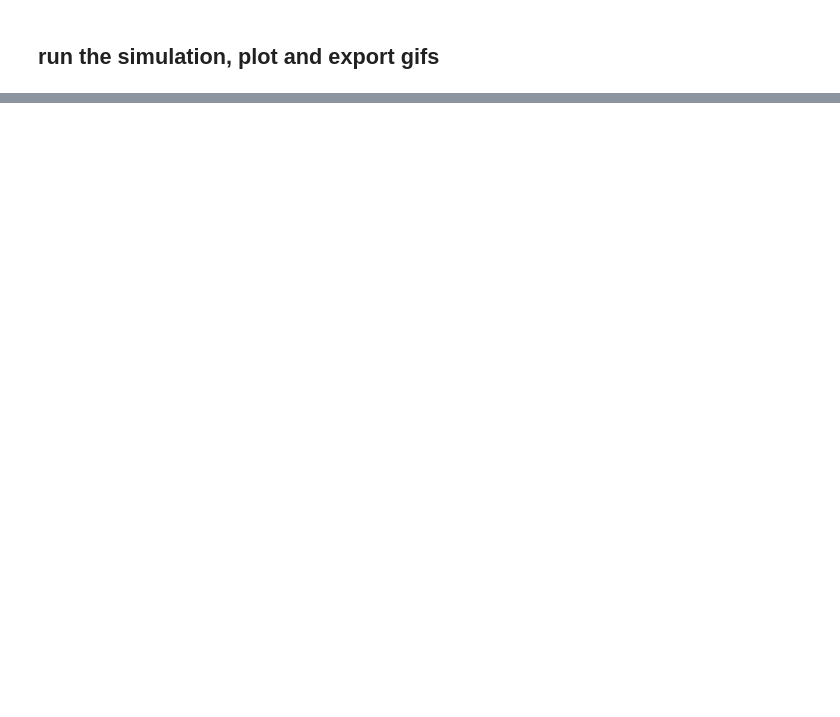
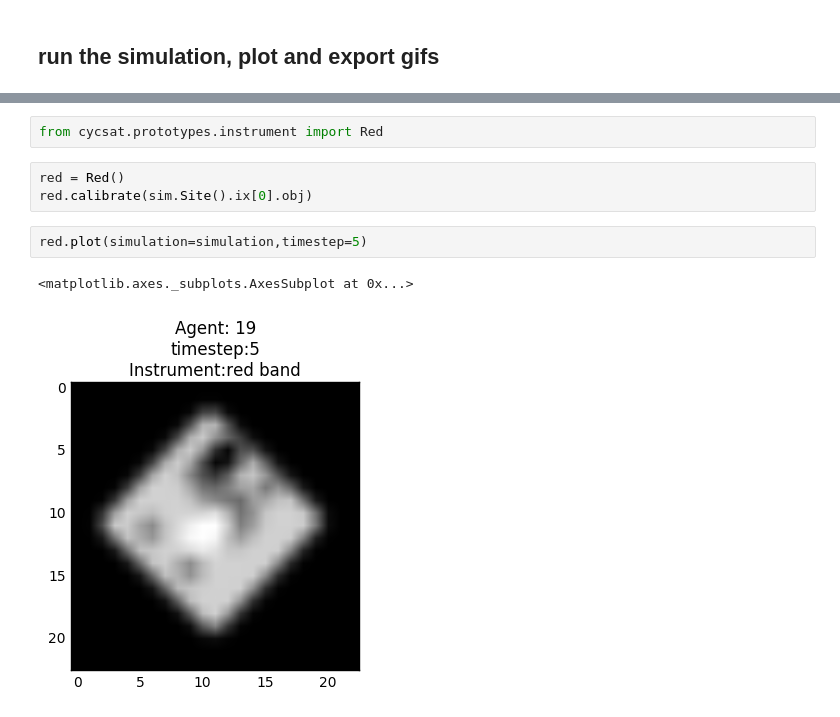
Before and after one commit to CNERG/cycsat, a Jupyter notebook: demo.ipynb, the cells around one changed output, grey strips where cells are left out. Cells and saved outputs as stored; diff of their text form; blank space fills up the shorter version.

```diff
--- a/demo.ipynb
+++ b/demo.ipynb
@@ -71,0 +93,10 @@ sim.gif('AgentId==19',np.arange(40),'example')
+# %%
+from cycsat.prototypes.instrument import Red
+# %%
+red = Red()
+red.calibrate(sim.Site().ix[0].obj)
+# %%
+red.plot(simulation=simulation,timestep=5)
+# %% [output]
+<matplotlib.axes._subplots.AxesSubplot at 0x...>
+[figure, added]
```
Also changed, not shown: parts of 10 cells of this notebook, 2 other files.
